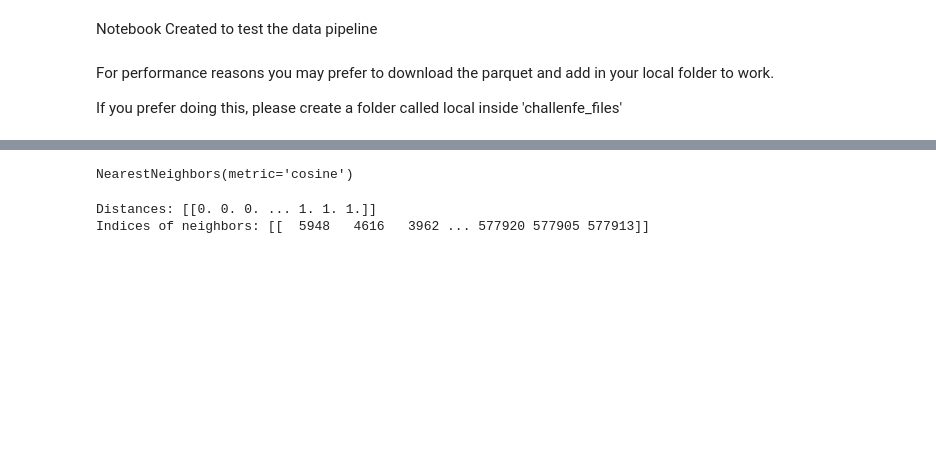
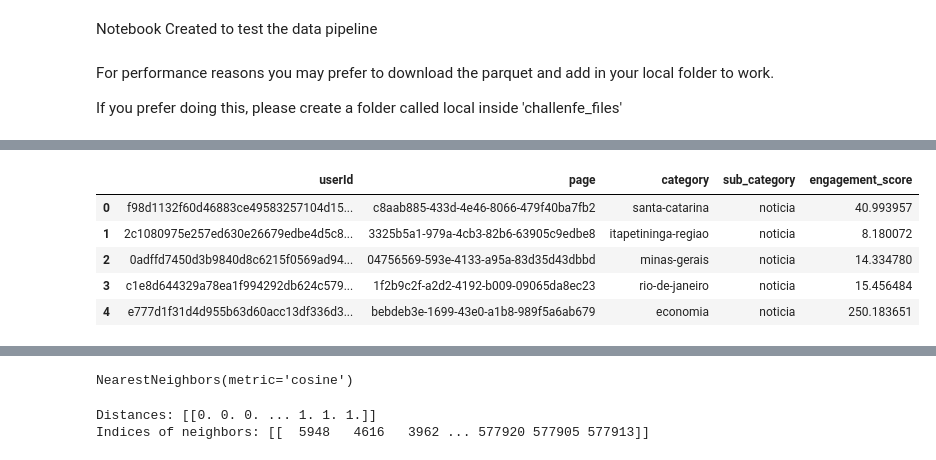
Before and after one commit to BrisaNascimento/globo_recommendation_fiap, a Jupyter notebook: globo_recommendation_fiap/data/challenge_files/notebook.ipynb, the cells around one changed output, grey strips where cells are left out. Cells and saved outputs as stored; diff of their text form; code cells hidden in the pictures; blank space fills up the shorter version.

```diff
--- a/globo_recommendation_fiap/data/challenge_files/notebook.ipynb
+++ b/globo_recommendation_fiap/data/challenge_files/notebook.ipynb
@@ -92,0 +192,48 @@ knn_df.head()
+# %%
+df_a_key = 'history'
+df_b_key = 'page'
+als_drop_columns = ['history',
+                    'numberOfClicksHistory',
+                    'scrollPercentageHistory',
+                    'pageVisitsCountHistory',
+                    'time_on_page_minutes',
+                    'time_decay_weight',
+                    'timestamp',
+                    'days_since_click',
+                    'day_of_week',
+                    'hour_of_day',
+                    'time_normalized',
+                    'time_decay_weight',
+                    'time_on_page_minutes',
+                    'issued',
+                    'cleaned_title',
+                    'embbed_title'
+                    ]
+
+fields_to_format = ['numberOfClicksHistory',
+                    'scrollPercentageHistory',
+                    'pageVisitsCountHistory',
+                    'time_on_page_minutes',
+                    'time_decay_weight']
+# %%
+recommender_pipeline = Pipeline(
+    steps=[
+        ('merge', FunctionTransformer(
+            merge_dfs, kw_args={'df_b': itens_df, 'df_a_key': df_a_key, 'df_b_key': df_b_key})),
+        ('convert_fields_to_numeric', FunctionTransformer(adjust_number_columns, kw_args={'columns': fields_to_format})),
+        ('calculate_engagement_score', FunctionTransformer(calculate_engagement_score)),
+        ('drop_unused_columns', FunctionTransformer(
+            drop_columns, kw_args={'columns_to_drop': als_drop_columns}
+        ))
+    ]
+)
+# %%
+als_df = recommender_pipeline.transform(users_df)
+als_df.head()
+# %% [output]
+|  | userId | page | category | sub_category | engagement_score |
+| 0 | f98d1132f60d46883ce49583257104d15... | c8aab885-433d-4e46-8066-479f40ba7fb2 | santa-catarina | noticia | 40.993957 |
+| 1 | 2c1080975e257ed630e26679edbe4d5c8... | 3325b5a1-979a-4cb3-82b6-63905c9edbe8 | itapetininga-regiao | noticia | 8.180072 |
+| 2 | 0adffd7450d3b9840d8c6215f0569ad94... | 04756569-593e-4133-a95a-83d35d43dbbd | minas-gerais | noticia | 14.334780 |
+| 3 | c1e8d644329a78ea1f994292db624c579... | 1f2b9c2f-a2d2-4192-b009-09065da8ec23 | rio-de-janeiro | noticia | 15.456484 |
+| 4 | e777d1f31d4d955b63d60acc13df336d3... | bebdeb3e-1699-43e0-a1b8-989f5a6ab679 | economia | noticia | 250.183651 |
```
Also changed, not shown: parts of 62 cells of this notebook, 2 other files.
